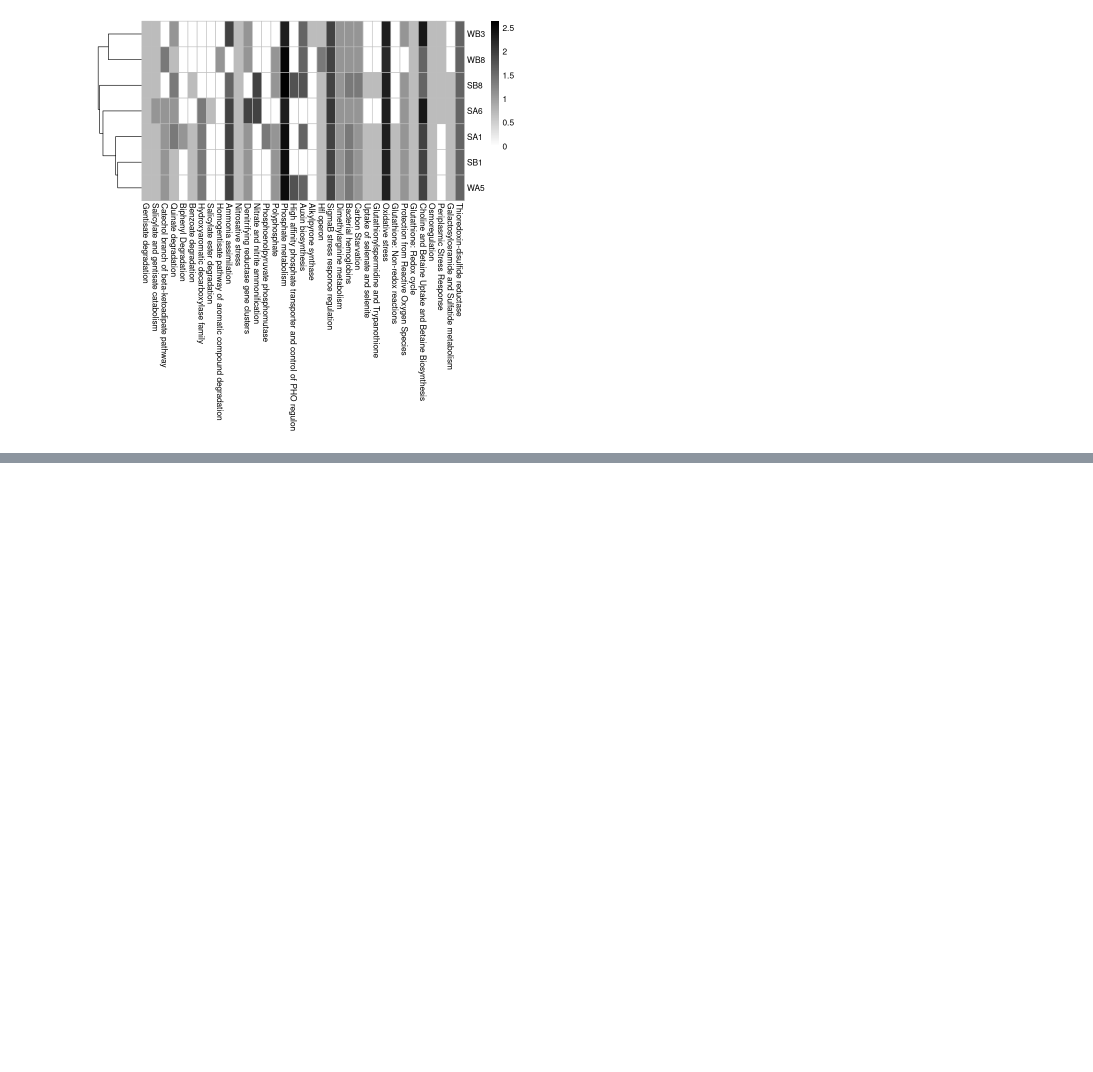
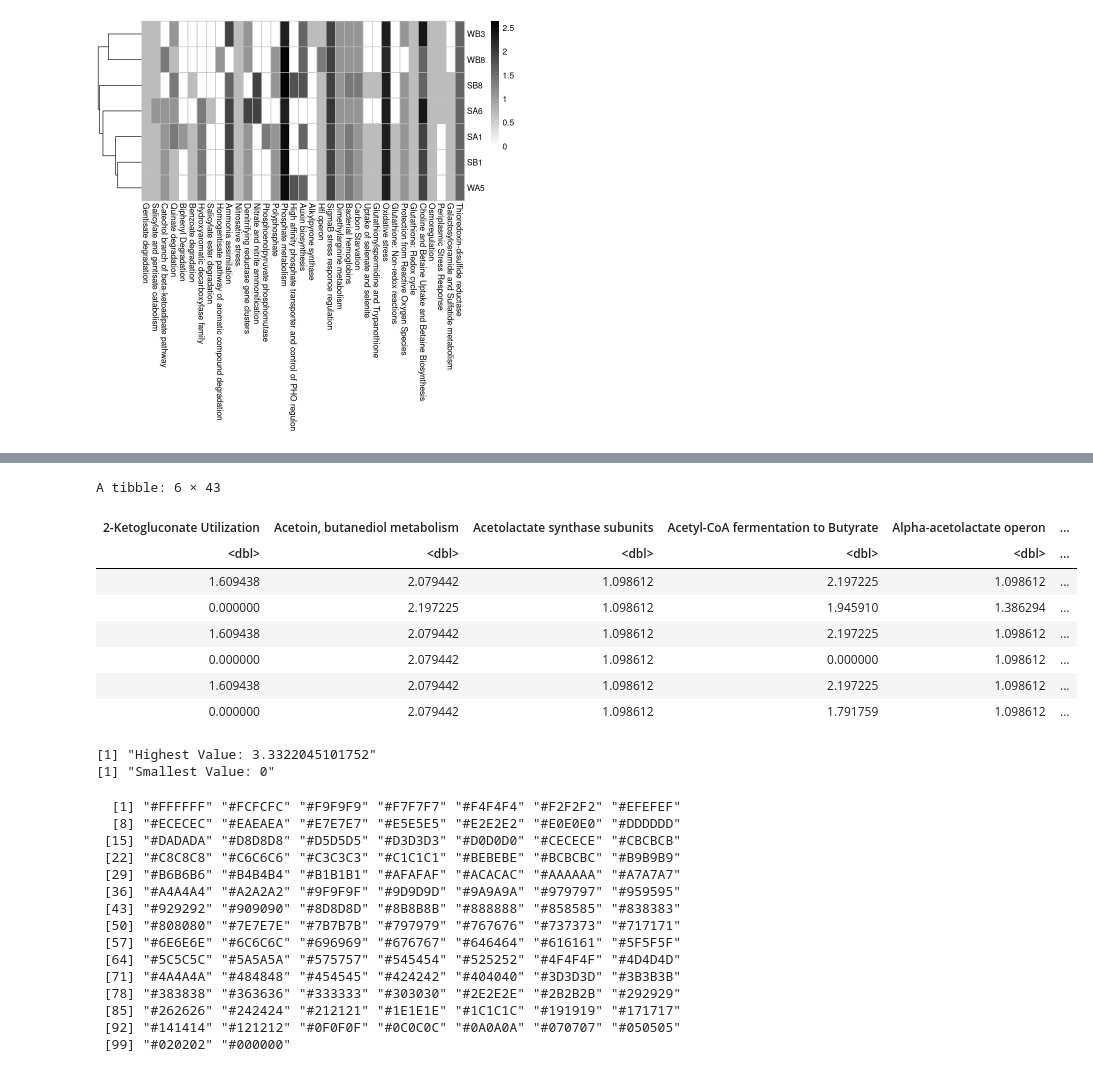
Before and after one commit to joaoordine/mangrove_microbiota, a Jupyter notebook: 09.a.Process_Plot_RAST_out2.ipynb, the cells around one changed output, grey strips where cells are left out. Cells and saved outputs as stored; diff of their text form; code cells hidden in the pictures; blank space fills up the shorter version.

```diff
--- a/09.a.Process_Plot_RAST_out2.ipynb
+++ b/09.a.Process_Plot_RAST_out2.ipynb
@@ -209,0 +284,21 @@ ggsave(filename = "heatmap_RAST.png", plot = heatmap_plot, width = 12, height =
+# %%
+# Process df before plotting
+heatmap_rast_df <- wide_df[, -1] # Remove the first column as it's not needed for the heatmap
+rownames(heatmap_rast_df) <- c("SA1", "SA6", "SB1", "SB8", "WA5", "WB3", "WB8")
+head(heatmap_rast_df)
+
+## Check min and max values to scale colors accordingly
+num_cols <- ncol(wide_df) # check number of columns
+
+max_value <- max(wide_df[, 2:num_cols], na.rm = TRUE)
+min_value <- min(wide_df[, 2:num_cols], na.rm = TRUE)
+
+print(paste("Highest Value:", max_value))
+print(paste("Smallest Value:", min_value))
+
+# Create a custom color palette from 0 to 6
+color_palette <- colorRampPalette(c("white", "black")) # define color range
+num_colors <- 100
+color_gradient <- color_palette(num_colors)
+color_gradient
+# %% [output]
@@ -209,0 +307,26 @@ ggsave(filename = "heatmap_RAST.png", plot = heatmap_plot, width = 12, height =
+A tibble: 6 × 43
+| 2-Ketogluconate Utilization | Acetoin, butanediol metabolism | Acetolactate synthase subunits | Acetyl-CoA fermentation to Butyrate | Alpha-acetolactate operon | ... |
+| <dbl> | <dbl> | <dbl> | <dbl> | <dbl> | ... |
+| 1.609438 | 2.079442 | 1.098612 | 2.197225 | 1.098612 | ... |
+| 0.000000 | 2.197225 | 1.098612 | 1.945910 | 1.386294 | ... |
+| 1.609438 | 2.079442 | 1.098612 | 2.197225 | 1.098612 | ... |
+| 0.000000 | 2.079442 | 1.098612 | 0.000000 | 1.098612 | ... |
+| 1.609438 | 2.079442 | 1.098612 | 2.197225 | 1.098612 | ... |
+| 0.000000 | 2.079442 | 1.098612 | 1.791759 | 1.098612 | ... |
+[1] "Highest Value: 3.3322045101752"
+[1] "Smallest Value: 0"
+  [1] "#FFFFFF" "#FCFCFC" "#F9F9F9" "#F7F7F7" "#F4F4F4" "#F2F2F2" "#EFEFEF"
+  [8] "#ECECEC" "#EAEAEA" "#E7E7E7" "#E5E5E5" "#E2E2E2" "#E0E0E0" "#DDDDDD"
+ [15] "#DADADA" "#D8D8D8" "#D5D5D5" "#D3D3D3" "#D0D0D0" "#CECECE" "#CBCBCB"
+ [22] "#C8C8C8" "#C6C6C6" "#C3C3C3" "#C1C1C1" "#BEBEBE" "#BCBCBC" "#B9B9B9"
+ [29] "#B6B6B6" "#B4B4B4" "#B1B1B1" "#AFAFAF" "#ACACAC" "#AAAAAA" "#A7A7A7"
+ [36] "#A4A4A4" "#A2A2A2" "#9F9F9F" "#9D9D9D" "#9A9A9A" "#979797" "#959595"
+ [43] "#929292" "#909090" "#8D8D8D" "#8B8B8B" "#888888" "#858585" "#838383"
+ [50] "#808080" "#7E7E7E" "#7B7B7B" "#797979" "#767676" "#737373" "#717171"
+ [57] "#6E6E6E" "#6C6C6C" "#696969" "#676767" "#646464" "#616161" "#5F5F5F"
+ [64] "#5C5C5C" "#5A5A5A" "#575757" "#545454" "#525252" "#4F4F4F" "#4D4D4D"
+ [71] "#4A4A4A" "#484848" "#454545" "#424242" "#404040" "#3D3D3D" "#3B3B3B"
+ [78] "#383838" "#363636" "#333333" "#303030" "#2E2E2E" "#2B2B2B" "#292929"
+ [85] "#262626" "#242424" "#212121" "#1E1E1E" "#1C1C1C" "#191919" "#171717"
+ [92] "#141414" "#121212" "#0F0F0F" "#0C0C0C" "#0A0A0A" "#070707" "#050505"
+ [99] "#020202" "#000000"
```
Also changed, not shown: parts of 7 cells of this notebook, 1 other file.
